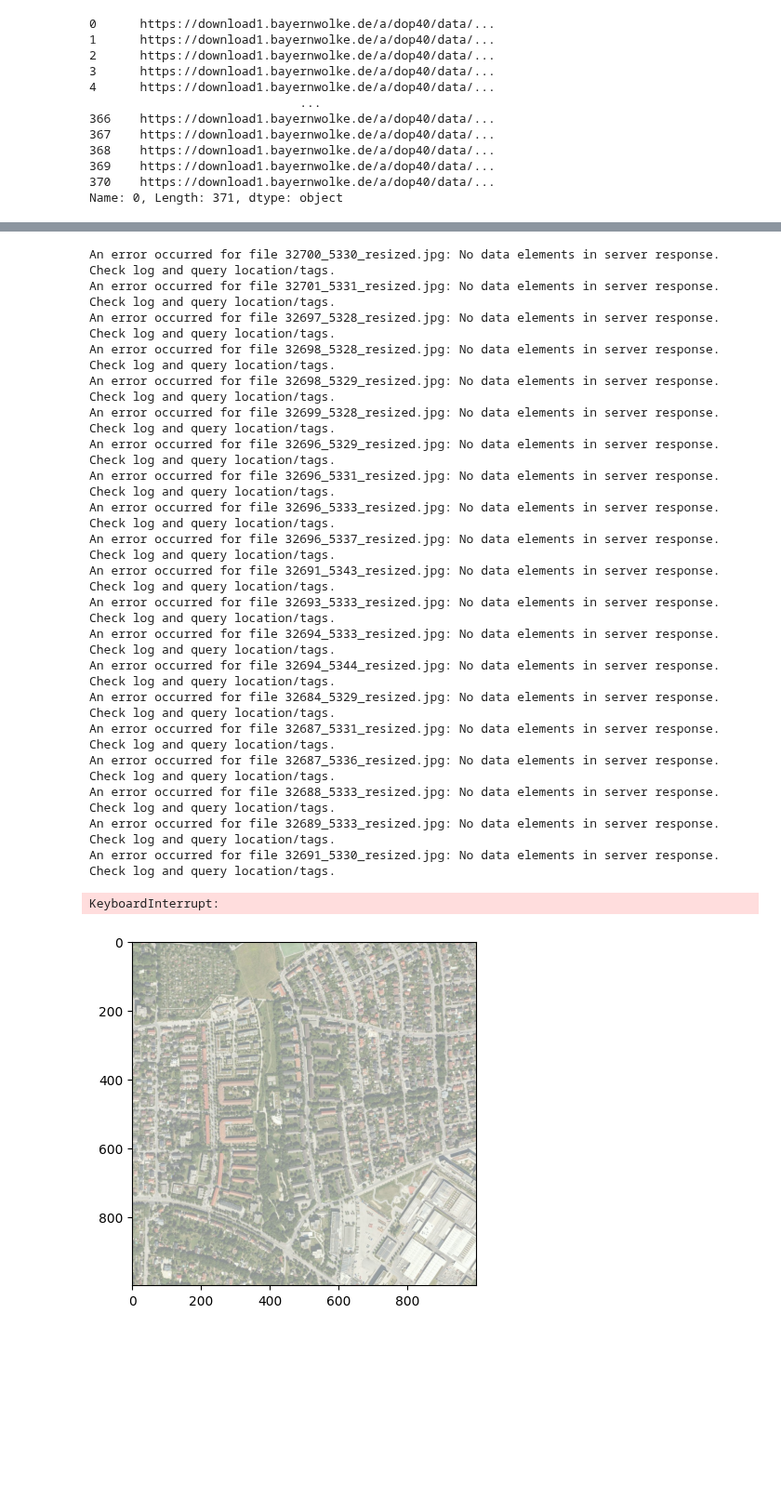
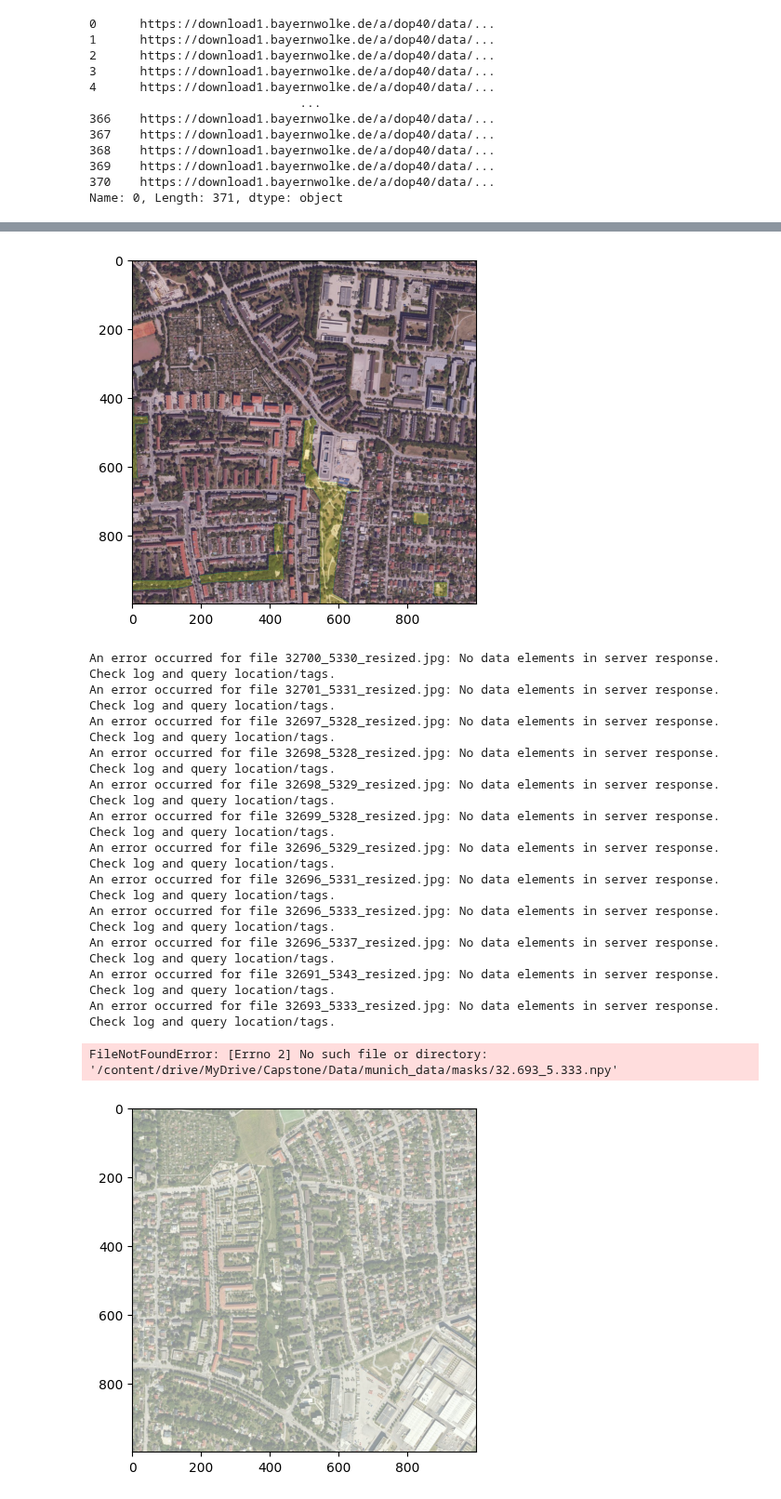
Before and after one commit to kleenman/tds_capstone, a Jupyter notebook: munich_data.ipynb, the cells around one changed output, grey strips where cells are left out. Shown at 93% size. Cells and saved outputs as stored; diff of their text form; code cells hidden in the pictures; blank space fills up the shorter version.

```diff
--- a/munich_data.ipynb
+++ b/munich_data.ipynb
@@ -150,11 +207,10 @@ Successfully installed osmnx-1.8.1
+# %%
+image = np.array(Image.open(f'/content/drive/MyDrive/Capstone/Data/munich_data/{test}'))
+plt.imshow(image)
+plt.imshow(raster, alpha=0.2);
+# %% [output]
+[figure, added]
 # %%
-import osmnx as ox
-import numpy as np
-from shapely.geometry import Polygon
-import matplotlib.pyplot as plt
-from pyproj import Transformer
-import os
-
 def create_masks(name):
     base_dir = "/content/drive/MyDrive/Capstone/Data/munich_data"
     masks_dir = os.path.join(base_dir, "masks")
@@ -162,11 +218,13 @@ def create_masks(name):
 
     transformer = Transformer.from_crs("EPSG:25832", "EPSG:4326")
 
-    for file in os.listdir(base_dir):
-        if os.path.isdir(os.path.join(base_dir, file)):
+    i = 0
+
+    for f in os.listdir(base_dir):
+        if os.path.isdir(os.path.join(base_dir, f)):
             continue
 
-        parts = file.split("_")
+        parts = f.split("_")
         X, Y = parts[0], parts[1]
         mask_filename = os.path.join(masks_dir, f"{int(X)/1000}_{int(Y)/1000}.npy")
         X = (int(X[2:]) if X.startswith("32") else int(X)) * 1000
@@ -182,20 +240,26 @@ def create_masks(name):
 
             if not geo_information.empty:
                 raster = np.zeros((1000,1000))
-                for feature in geo_information.itertuples():
-                    for x_west in range(1000):
-                        for y_north in range(1000):
-                            x_coord = X+x_west
-                            y_coord = Y+(1000-y_north)
-                            point = transformer.transform(y_coord, x_coord)
-                            if Polygon(feature.geometry).contains(point):
-                                raster[999-y_north, x_west] = 1
-                np.save(mask_filename, raster)
+                for x_west in range(1000):
+                  for y_north in range(1000):
+                    x_west_coordinate = X+x_west
+                    y_north_coordinate = (Y+1000)-y_north
+                    small_north,small_west = transformer.transform(x_west_coordinate,y_north_coordinate)
+                    small_south,small_east = transformer.transform(x_west_coordinate+1,y_north_coordinate-1)
+                    # create a polygon for each square metre
+                    square_metre = Polygon([(small_west,small_north),(small_east,small_north),(small_east,small_south),(small_west,small_south)])
+                    #compare it to the geoinformation and set the value to 1 if it intersects
+                    if geo_information.intersects(square_metre).any():
+                      raster[y_north,x_west] = 1
+                      np.save(mask_filename, raster)
+                i += 1
             else:
-                np.save(mask_filename, np.zeros((1000, 1000)))
+              np.save(mask_filename, np.zeros((1000, 1000)))
         except Exception as e:
-            print(f"An error occurred for file {file}: {e}")
-            np.save(mask_filename, np.zeros((1000, 1000)))
+          print(f"An error occurred for file {f}: {e}")
+          np.save(mask_filename, np.zeros((1000, 1000)))
+        if i >= 5:
+          break
 
 create_masks("munich")
 # %% [output]
@@ -211,15 +275,7 @@ An error occurred for file 32696_5333_resized.jpg: No data elements in server re
 An error occurred for file 32696_5337_resized.jpg: No data elements in server response. Check log and query location/tags.
 An error occurred for file 32691_5343_resized.jpg: No data elements in server response. Check log and query location/tags.
 An error occurred for file 32693_5333_resized.jpg: No data elements in server response. Check log and query location/tags.
-An error occurred for file 32694_5333_resized.jpg: No data elements in server response. Check log and query location/tags.
-An error occurred for file 32694_5344_resized.jpg: No data elements in server response. Check log and query location/tags.
-An error occurred for file 32684_5329_resized.jpg: No data elements in server response. Check log and query location/tags.
-An error occurred for file 32687_5331_resized.jpg: No data elements in server response. Check log and query location/tags.
-An error occurred for file 32687_5336_resized.jpg: No data elements in server response. Check log and query location/tags.
-An error occurred for file 32688_5333_resized.jpg: No data elements in server response. Check log and query location/tags.
-An error occurred for file 32689_5333_resized.jpg: No data elements in server response. Check log and query location/tags.
-An error occurred for file 32691_5330_resized.jpg: No data elements in server response. Check log and query location/tags.
-KeyboardInterrupt:
+FileNotFoundError: [Errno 2] No such file or directory: '/content/drive/MyDrive/Capstone/Data/munich_data/masks/32.693_5.333.npy'
 # %%
 from PIL import Image
 import numpy as np
```
Also changed, not shown: parts of 4 cells of this notebook.
